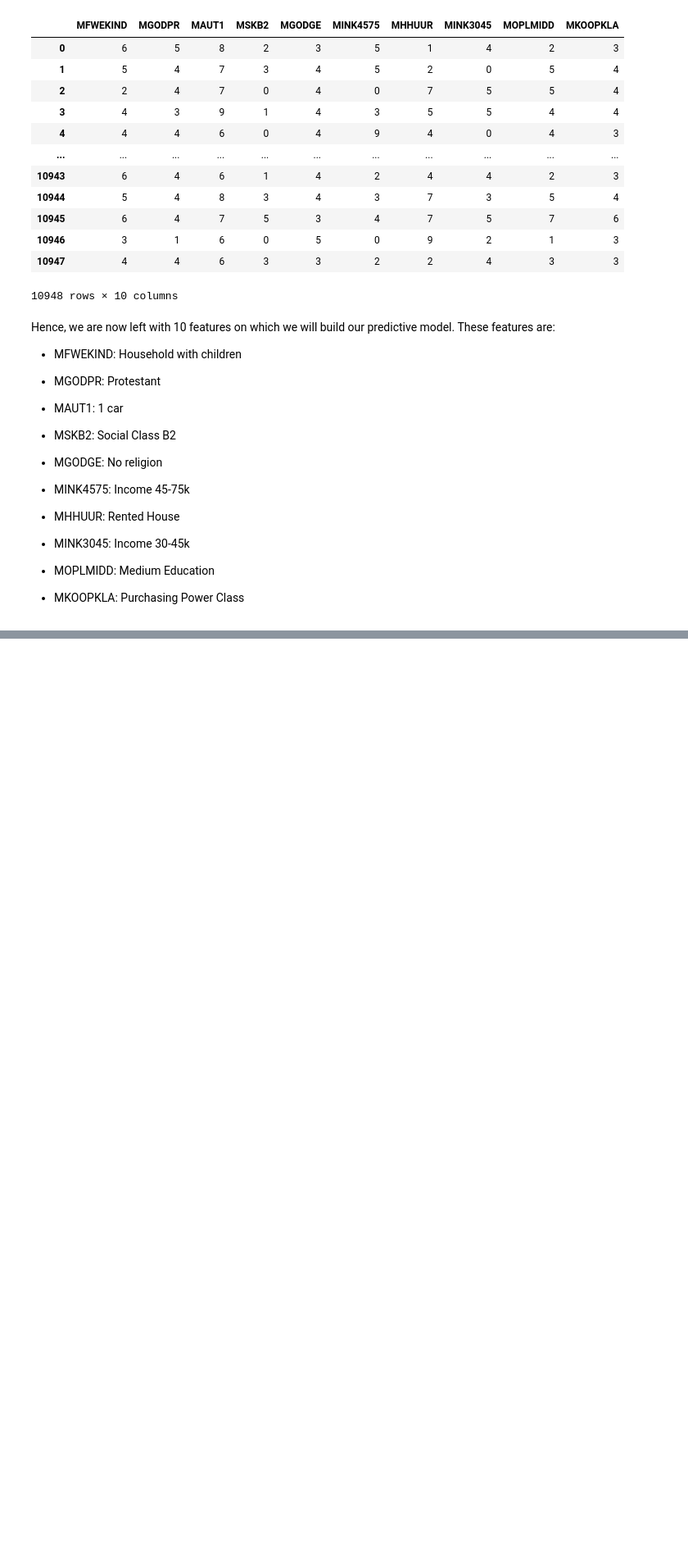
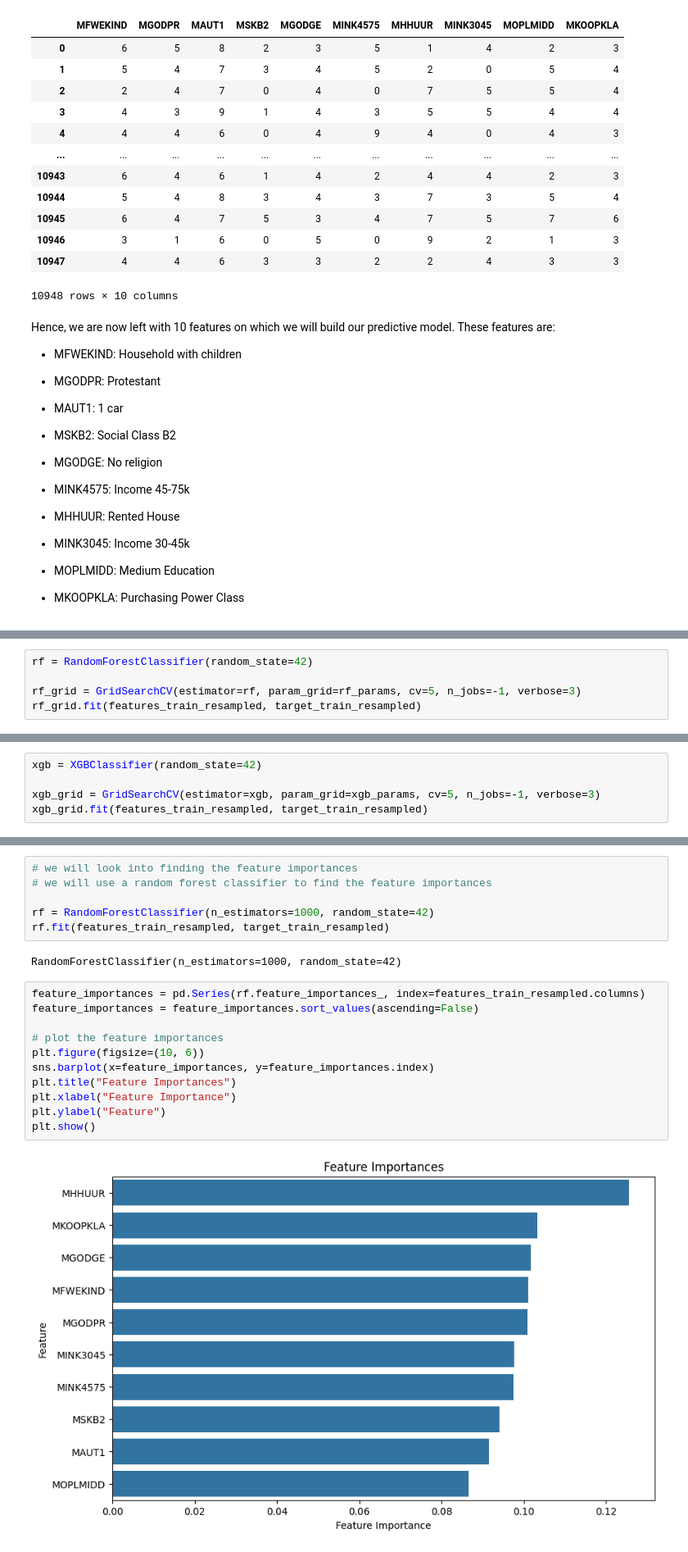
Before and after one commit to ali-ahad/tic-coil2000-eda-and-prediction, a Jupyter notebook: tic_coil2000_eda_and_prediction.ipynb, the cells around one changed output, grey strips where cells are left out. Shown at 82% size. Cells and saved outputs as stored; diff of their text form; blank space fills up the shorter version.

```diff
--- a/tic_coil2000_eda_and_prediction.ipynb
+++ b/tic_coil2000_eda_and_prediction.ipynb
@@ -666,0 +747,5 @@ Hence, we are now left with 10 features on which we will build our predictive mo
+# %%
+rf = RandomForestClassifier(random_state=42)
+
+rf_grid = GridSearchCV(estimator=rf, param_grid=rf_params, cv=5, n_jobs=-1, verbose=3)
+rf_grid.fit(features_train_resampled, target_train_resampled)
@@ -666,0 +789,5 @@ Hence, we are now left with 10 features on which we will build our predictive mo
+# %%
+xgb = XGBClassifier(random_state=42)
+
+xgb_grid = GridSearchCV(estimator=xgb, param_grid=xgb_params, cv=5, n_jobs=-1, verbose=3)
+xgb_grid.fit(features_train_resampled, target_train_resampled)
@@ -666,0 +1097,21 @@ Hence, we are now left with 10 features on which we will build our predictive mo
+# %%
+# we will look into finding the feature importances
+# we will use a random forest classifier to find the feature importances
+
+rf = RandomForestClassifier(n_estimators=1000, random_state=42)
+rf.fit(features_train_resampled, target_train_resampled)
+# %% [output]
+RandomForestClassifier(n_estimators=1000, random_state=42)
+# %%
+feature_importances = pd.Series(rf.feature_importances_, index=features_train_resampled.columns)
+feature_importances = feature_importances.sort_values(ascending=False)
+
+# plot the feature importances
+plt.figure(figsize=(10, 6))
+sns.barplot(x=feature_importances, y=feature_importances.index)
+plt.title("Feature Importances")
+plt.xlabel("Feature Importance")
+plt.ylabel("Feature")
+plt.show()
+# %% [output]
+[figure, added]
```
Also changed, not shown: parts of 51 cells of this notebook, 1 other file.
